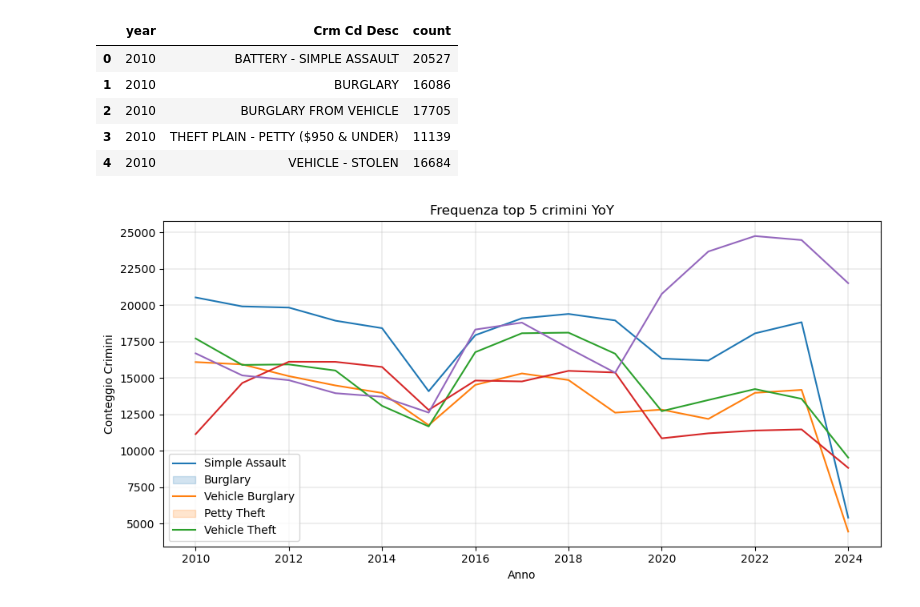
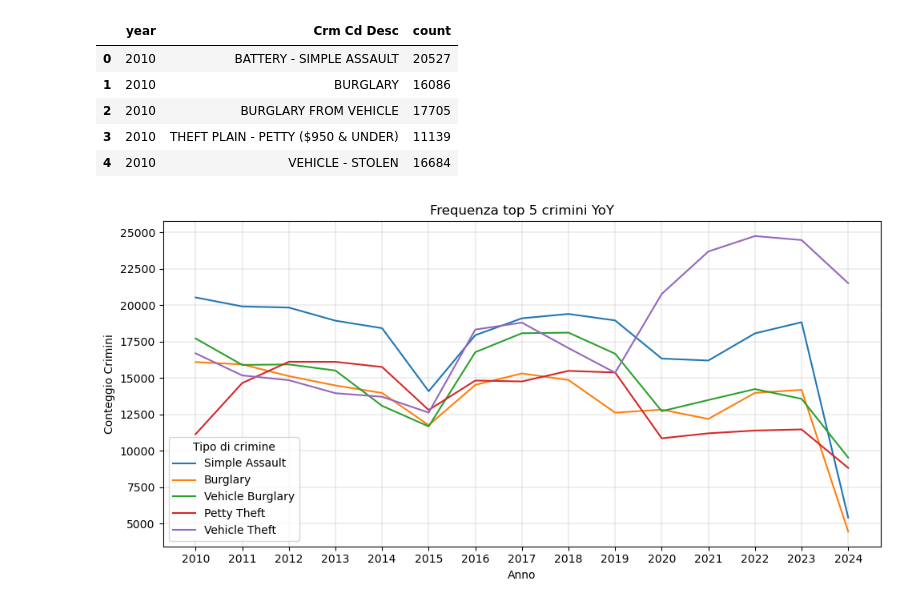
Before and after one commit to AnalystEca/lapd-crime-data, a Jupyter notebook: notebooks/02_analyze/05_eda_block1.ipynb, the cells around one changed output. Cells and saved outputs as stored; diff of their text form; code cells hidden in the pictures.

```diff
--- a/notebooks/02_analyze/05_eda_block1.ipynb
+++ b/notebooks/02_analyze/05_eda_block1.ipynb
@@ -72,31 +72,31 @@ top5_grouped.head(5)
 # %%
 short_names = {
     'VEHICLE - STOLEN': 'Vehicle Theft',
     'BATTERY - SIMPLE ASSAULT': 'Simple Assault',
     'BURGLARY FROM VEHICLE': 'Vehicle Burglary',
     'BURGLARY': 'Burglary',
     'THEFT PLAIN - PETTY ($950 & UNDER)': 'Petty Theft'
 }
 
+top5_grouped['crime_short'] = top5_grouped['Crm Cd Desc'].map(short_names)
+
 fig = plt.subplots(figsize=(10,5))
 sns.lineplot(
     x = top5_grouped['year'],
     y = top5_grouped['count'],
-    hue = top5_grouped['Crm Cd Desc']
+    hue = top5_grouped['crime_short']
 )
 
+plt.legend(title='Tipo di crimine')
 plt.title('Frequenza top 5 crimini YoY')
 plt.xlabel('Anno')
 plt.ylabel('Conteggio Crimini')
 plt.grid(
     linewidth = 0.3
 )
-
-plt.legend(
-    labels=['Simple Assault', 'Burglary', 'Vehicle Burglary', 'Petty Theft', 'Vehicle Theft']
-)
-
+plt.xticks(range(2010, 2025))
+plt.savefig('../../outputs/top5_crimes_trend.png', dpi=150, bbox_inches='tight')
 plt.tight_layout()
 plt.show()
 # %% [output]
-[figure, old version]
+[figure, new version]
```
Also changed, not shown: parts of 9 cells of this notebook, 4 other files.
